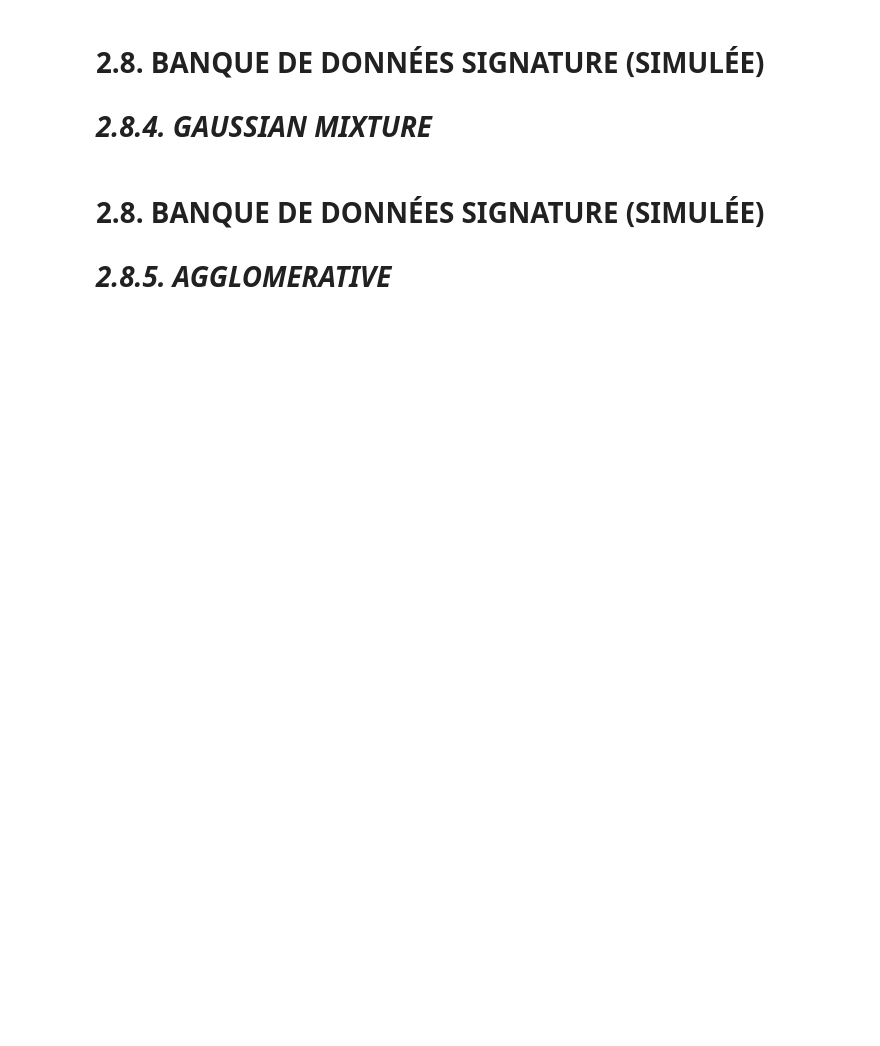
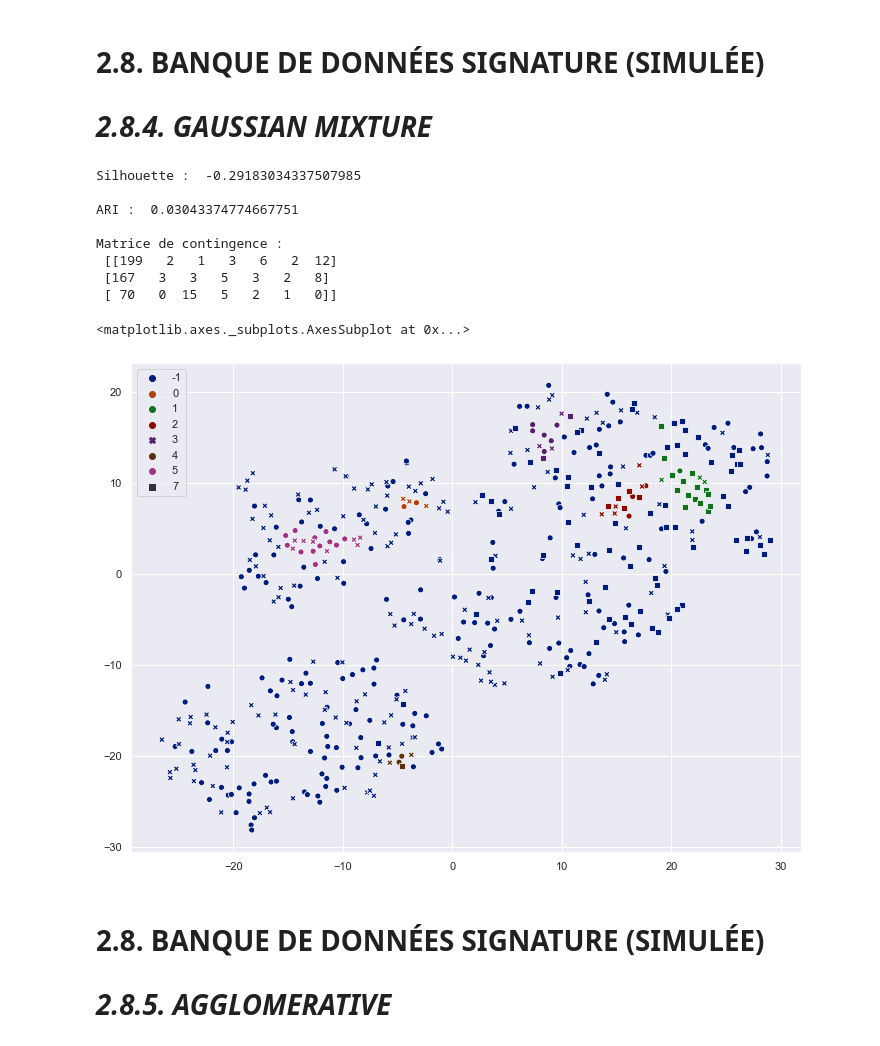
Before and after one commit to pnplab/ML_CRIUSMM, a Jupyter notebook: cours_4/cours_4.ipynb, the cells around one changed output. Drawn from its saved outputs; the diff is of its cells as text; code cells hidden in the pictures; blank space fills up the shorter version.

```diff
--- a/cours_4/cours_4.ipynb
+++ b/cours_4/cours_4.ipynb
@@ -683,62 +633,55 @@ data = data[data.CIMDX != 1]
 data = data[data.CIMDX != 4]
 data = data[data.CIMDX != 5]
 data = data[data.CIMDX != 6]
-data = data.dropna()
+data = data[data.CIMDX != 0]
 
-features_cols = ['AGE', 'UPPSPPU', 'SES', 'BGHTTD', 'CEVQOTP', 'PHQ9TT']
-#features_cols = ['AGE', 'UPPSPPU', 'SES']
+features_cols = ['PHQ9TT', 'CEVQOTT', 'DAST10TT', 'AUDITTT', 'STAIYTT']
 
 X = data.loc[:, features_cols]
 y = data['CIMDX'].astype(int)
 
 scaler = StandardScaler()
 X = scaler.fit_transform(X)
 
 # -----------------------------------------------------------------------------
 # ÉTAPE 4 : définir et entraîner le modèle
 # -----------------------------------------------------------------------------
 
 X_PCA = PCA(n_components=2).fit_transform(X)
 
-X_final = X_PCA
-#X_final = X
+#X_final = X_PCA
+X_final = X
 
 model = DBSCAN(eps=0.5, min_samples=5)
 model.fit(X_final)
 
 labels_pred = model.labels_
 labels_true = np.array(y.astype(int))
 
 if np.max(labels_pred) > 0:
     silhouette = metrics.silhouette_score(X_final, labels_pred)
 ARI = metrics.adjusted_rand_score(labels_true, labels_pred)
 
 print('\nSilhouette : ', silhouette)
 print('\nARI : ', ARI)
 print('\nMatrice de contingence : \n', metrics.cluster.contingency_matrix(labels_true, labels_pred))
 
 # tSNE
 X_embedded = TSNE(n_components=2).fit_transform(X_final)
 sns.set(rc={'figure.figsize':(12,9)})
 palette = sns.color_palette("dark", np.size(np.unique(labels_pred)))
 sns.scatterplot(X_embedded[:,0], X_embedded[:,1], hue=labels_pred, style=labels_true, legend='full', palette=palette)
-
-"""
-# Graphiqe
-true_markers = ['o','x']
-pred_colors = ['b','r']
-
-fig= plt.figure(figsize=(12,10))
-ax = fig.add_subplot(111)
-for i in range(X.shape[0]):
-    ax.scatter(X_final[i,0],X_final[i,1], marker=true_markers[labels_true[i]-2], c=pred_colors[labels_pred[i]], s=100)
-
-legend_elements = [Patch(facecolor='b', edgecolor='b', label='Pred 0'),
-                   Patch(facecolor='r', edgecolor='r', label='Pred 1'),
-                   Line2D([0], [0], marker='o', color='k', label='True 2', markerfacecolor='k', markersize=10),
-                   Line2D([0], [0], marker='x', color='k', label='True 3', markerfacecolor='k', markersize=10)]
-ax.legend(handles=legend_elements)
-"""
+# %% [output]
+Silhouette :  -0.29183034337507985
+
+ARI :  0.03043374774667751
+
+Matrice de contingence :
+ [[199   2   1   3   6   2  12]
+ [167   3   3   5   3   2   8]
+ [ 70   0  15   5   2   1   0]]
+<matplotlib.axes._subplots.AxesSubplot at 0x...>
+[figure, added]
 # %% [markdown]
 # 2.8. BANQUE DE DONNÉES SIGNATURE (SIMULÉE)
 
```
Also changed, not shown: parts of 4 cells of this notebook, 1 other file.
